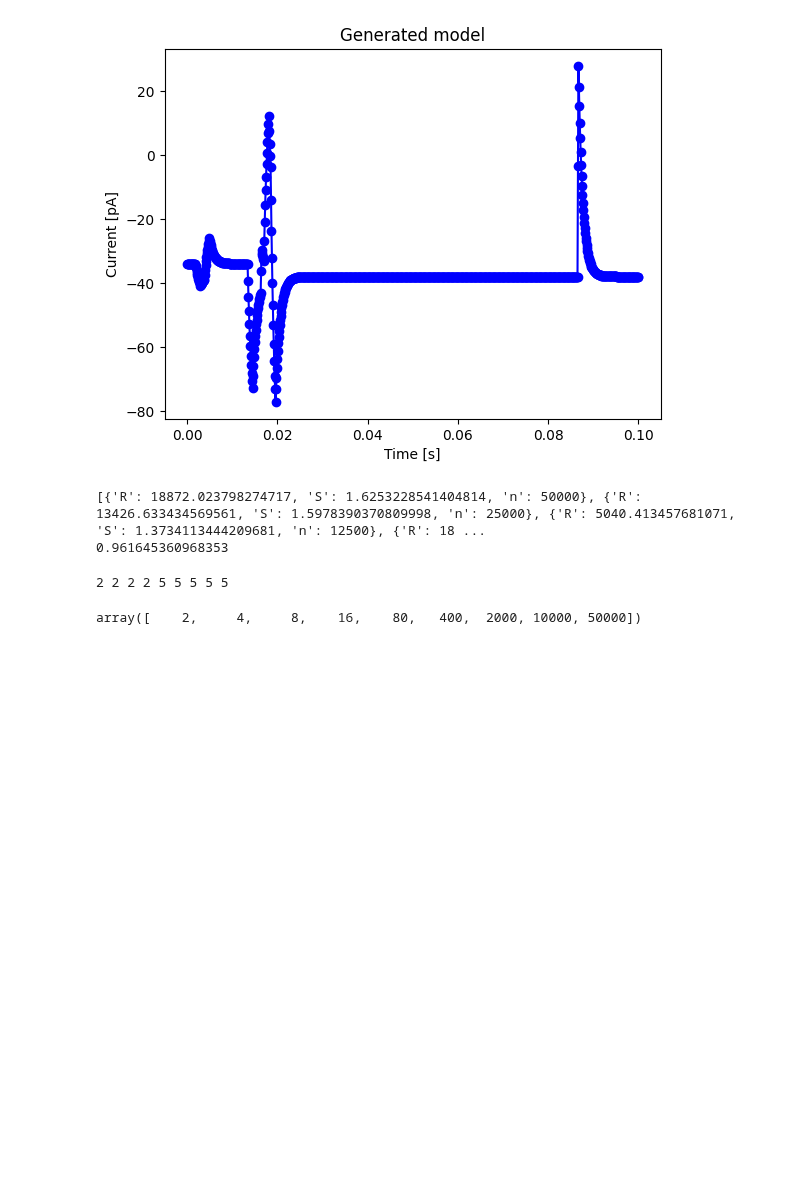
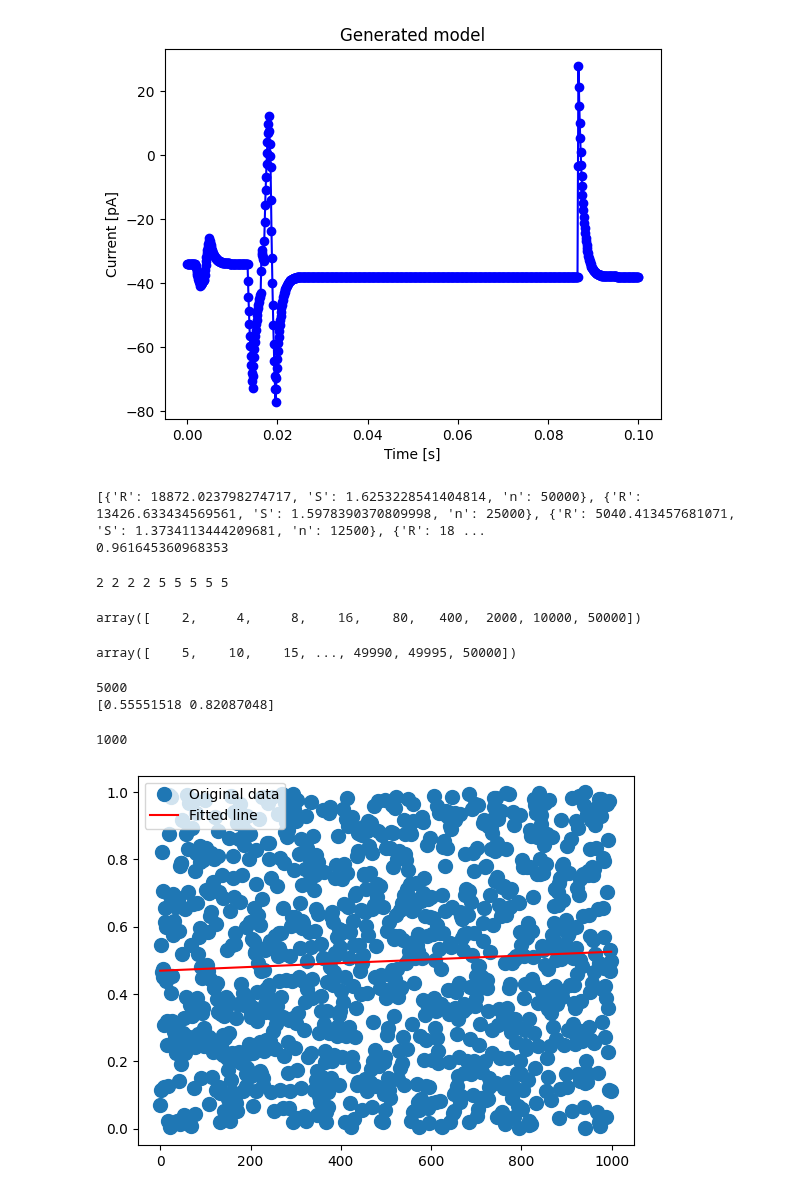
Before and after one commit to University-of-Silesia-Ion-Channel/Jonus, a Jupyter notebook: tests.ipynb, the cells around one changed output. Cells and saved outputs as stored; diff of their text form; code cells hidden in the pictures; blank space fills up the shorter version.

```diff
--- a/tests.ipynb
+++ b/tests.ipynb
@@ -412,3 +412,72 @@ np.cumprod(faktoryzacja(liczba))
 # %% [output]
 2 2 2 2 5 5 5 5 5
 array([    2,     4,     8,    16,    80,   400,  2000, 10000, 50000])
+# %%
+import fathon
+from fathon import fathonUtils as fu
+fu.linRangeByStep(5, 50000, 5)
+# %% [output]
+array([    5,    10,    15, ..., 49990, 49995, 50000])
+# %%
+import numpy as np
+import matplotlib.pyplot as plt
+
+def gpu_dfa(data):
+    data = np.array(data)
+    # zagregowanie danych tak, że jest to kumulatwyna suma różnicy między wartościami a średnią
+    mean = np.mean(data)
+    a = np.cumsum(data - mean)
+    N = len(a)
+    print(N)
+    winSizes = np.arange(5, np.size(a) + 1, 5, dtype=np.int64)
+    polOrd = 3
+
+    F = np.array([])
+    for n in winSizes:
+        # print(f"n = {n}")
+        # podziel a na sekwencje o długości n
+        idx = (N // n) * n
+        # print(idx)
+        split_n = np.array(np.array_split(a[:idx], n)) # lista ndarrayów
+        # print(split_n.shape)
+        # oblicz lokalny trend dla split_n
+        Y = []
+        for x in split_n:
+            X = np.arange(len(x))
+            A = A = np.vstack([X, np.ones(len(X))]).T
+            m, c = np.linalg.lstsq(A, x, rcond=None)[0]
+            Y.append(np.polyval([m, c], X)) # wszystkie linie dopasowane do poszczególnych segmentów o długości n
+            # _ = plt.plot(np.arange(len(split_n)), split_n, 'o')
+            # _ = plt.plot(x, m*x + c, 'r')
+        Y = np.array(Y)
+        # print(Y.shape)
+        F_i = np.sqrt(np.mean((X - Y)**2, axis=1))
+        # print(f"F_i.shape = {F_i.shape}")
+        F = np.append(F, np.sqrt(1/(N/n)*np.sum(np.square(F_i))))
+        # print(np.log(n), np.log(F))
+    print(np.polyfit(np.log(winSizes), np.log(F), 1))
+a = np.random.random(5000)
+gpu_dfa(a)
+# %% [output]
+5000
+[0.55551518 0.82087048]
+# %%
+import numpy as np
+winSizes = np.arange(5, np.size(a) + 1, 5, dtype=np.int64)
+winSizes
+(1000//5)*5
+# %% [output]
+1000
+# %%
+import numpy as np
+import matplotlib.pyplot as plt
+a = np.random.random(1000)
+x = np.arange(len(a))
+A = A = np.vstack([x, np.ones(len(x))]).T
+m, c = np.linalg.lstsq(A, a, rcond=None)[0]
+_ = plt.plot(x, a, 'o', label='Original data', markersize=1)
+_ = plt.plot(x, m*x + c, 'r', label='Fitted line')
+_ = plt.legend()
+plt.show()
+# %% [output]
+[figure, added]
```
Also changed, not shown: 1 other file.
